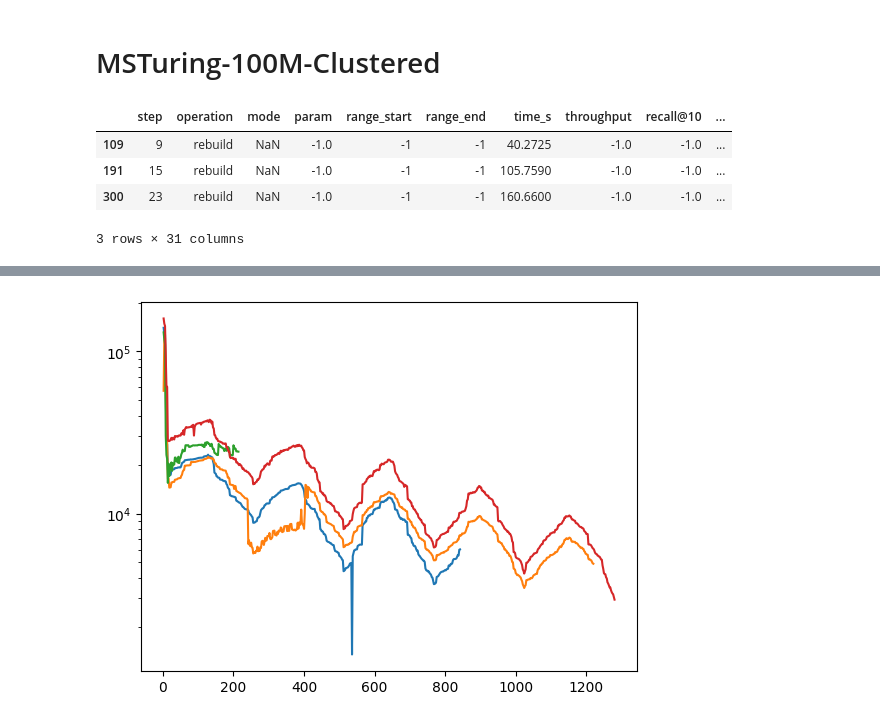
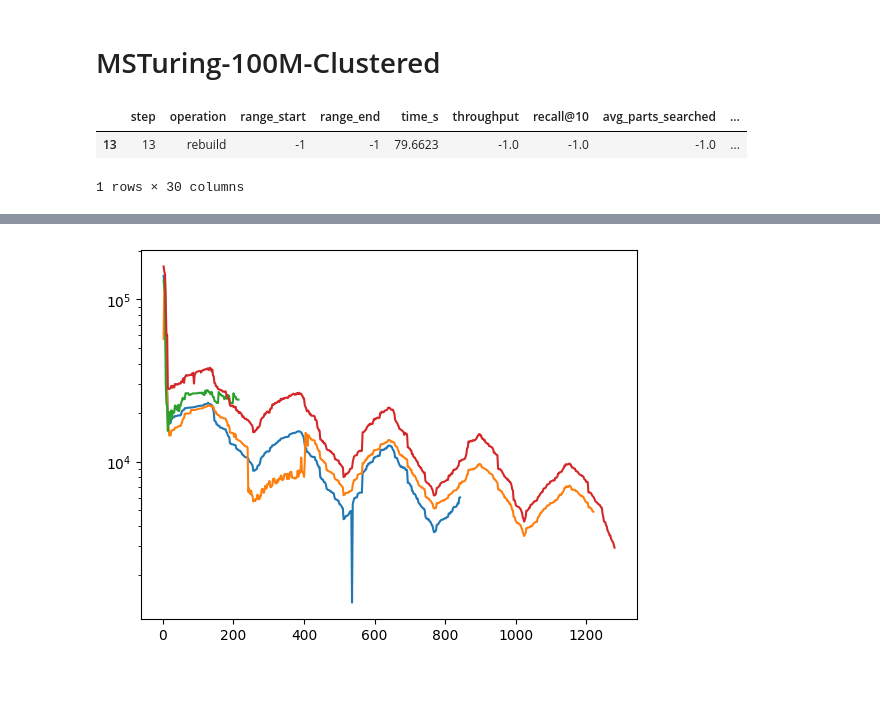
Before and after one commit to dkhimey/surge, a Jupyter notebook: plot_results/shared_batch_experiment_plots.ipynb, the cells around one changed output, grey strips where cells are left out. Cells and saved outputs as stored; diff of their text form; code cells hidden in the pictures; blank space fills up the shorter version.

```diff
--- a/plot_results/shared_batch_experiment_plots.ipynb
+++ b/plot_results/shared_batch_experiment_plots.ipynb
@@ -17,6 +17,9 @@ surge_t60 = pd.read_csv(surge_t60_path)
 surge_t60_strong_path = "/users/dkhimey/surge/shared_batch_experiment_results/msturing-100M-clustered_strong_threshold6K_full_sweep.csv"
 surge_t60_strong = pd.read_csv(surge_t60_strong_path)
 
+surge_t60_strong_delta_path = "/users/dkhimey/surge/shared_batch_experiment_results/msturing-100M-clustered_strong_threshold6K_delta_sweep.csv"
+surge_t60_strong_delta = pd.read_csv(surge_t60_strong_delta_path)
+
 surge_t70_strong_path = "/users/dkhimey/surge/shared_batch_experiment_results/msturing-100M-clustered_strong_threshold7K_full_sweep.csv"
 surge_t70_strong = pd.read_csv(surge_t70_strong_path)
 
@@ -33,14 +36,14 @@ def gini(counts):
 surge_no_rebuilds["gini"] = surge_no_rebuilds[shard_cols].apply(lambda row: gini(row.values), axis=1)
 surge_t60["gini"] = surge_t60[shard_cols].apply(lambda row: gini(row.values), axis=1)
 surge_t60_strong["gini"] = surge_t60_strong[shard_cols].apply(lambda row: gini(row.values), axis=1)
+surge_t60_strong_delta["gini"] = surge_t60_strong_delta[shard_cols].apply(lambda row: gini(row.values), axis=1)
+
 surge_t80["gini"] = surge_t80[shard_cols].apply(lambda row: gini(row.values), axis=1)
 surge_t70_strong["gini"] = surge_t70_strong[shard_cols].apply(lambda row: gini(row.values), axis=1)
 gpann_results["gini"] = gpann_results[shard_cols].apply(lambda row: gini(row.values), axis=1)
 # %%
-surge_t60_strong[surge_t60_strong["operation"] == "rebuild"]
+surge_t60_strong_delta[surge_t60_strong_delta["operation"] == "rebuild"]
 # %% [output]
-|  | step | operation | mode | param | range_start | range_end | time_s | throughput | recall@10 | ... |
-| 109 | 9 | rebuild | NaN | -1.0 | -1 | -1 | 40.2725 | -1.0 | -1.0 | ... |
-| 191 | 15 | rebuild | NaN | -1.0 | -1 | -1 | 105.7590 | -1.0 | -1.0 | ... |
-| 300 | 23 | rebuild | NaN | -1.0 | -1 | -1 | 160.6600 | -1.0 | -1.0 | ... |
+|  | step | operation | range_start | range_end | time_s | throughput | recall@10 | avg_parts_searched | ... |
+| 13 | 13 | rebuild | -1 | -1 | 79.6623 | -1.0 | -1.0 | -1.0 | ... |
-3 rows × 31 columns
+1 rows × 30 columns
```
Also changed, not shown: parts of 2 cells of this notebook.
